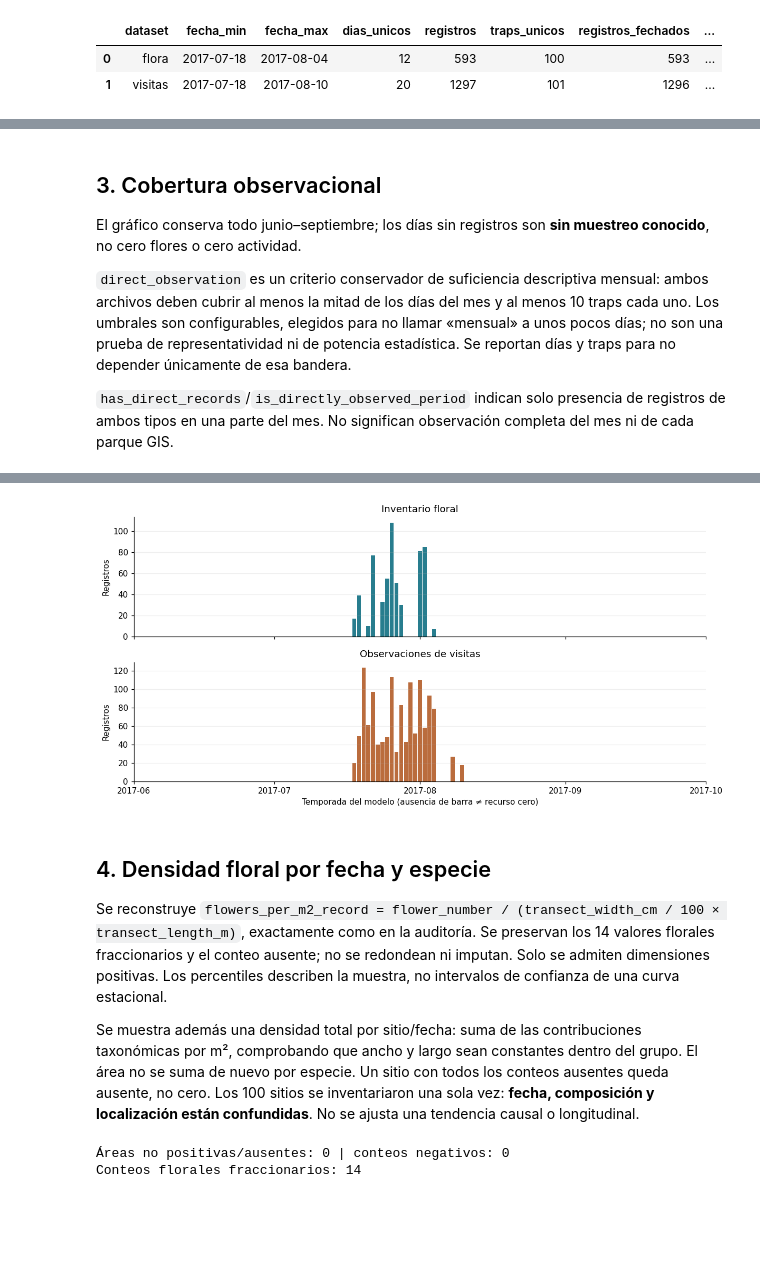
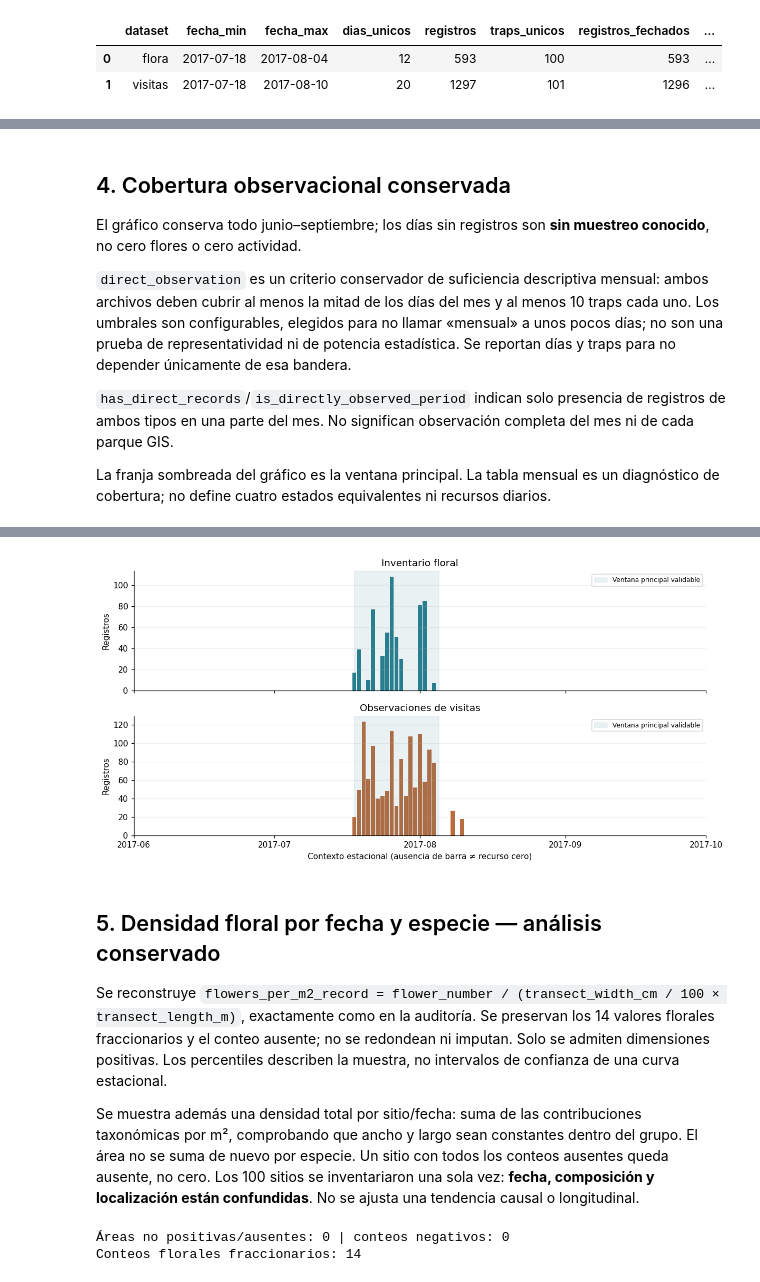
Before and after one commit to Vann06/Proyecto_Modelacion_Simulacion, a Jupyter notebook: notebooks/project2/03_temporal_model.ipynb, the cells around one changed output, grey strips where cells are left out. Cells and saved outputs as stored; diff of their text form; code cells hidden in the pictures; blank space fills up the shorter version.

Commit message:
update to temporal model

```diff
--- a/notebooks/project2/03_temporal_model.ipynb
+++ b/notebooks/project2/03_temporal_model.ipynb
@@ -207,0 +215,25 @@ Rango contextualizado para análisis: 2017-07-18 00:00:00 a 2017-08-10 00:00:00
+# %%
+FLORAL_START, FLORAL_END = flora.date.min(), flora.date.max()
+VISITATION_START, VISITATION_END = visitas.date.min(), visitas.date.max()
+CALIBRATED_START = max(FLORAL_START, VISITATION_START)
+CALIBRATED_END = min(FLORAL_END, VISITATION_END)
+ANNUAL_START, ANNUAL_END = pd.Timestamp(YEAR, 1, 1), pd.Timestamp(YEAR, 12, 31)
+if pd.isna(CALIBRATED_START) or pd.isna(CALIBRATED_END) or CALIBRATED_START > CALIBRATED_END:
+    raise ValueError("No hay superposición fechada que permita definir la ventana principal.")
+temporal_horizons = pd.DataFrame([
+    {"horizon": "calibrated_window", "start": CALIBRATED_START, "end": CALIBRATED_END,
+     "evidence_type": "overlap_of_floral_and_visitation_sampling_windows_not_daily_resource_fit",
+     "intended_use": "Future calibration, validation, main simulation and algorithm comparison after validation"},
+    {"horizon": "observed_visitation_extension", "start": VISITATION_START, "end": VISITATION_END,
+     "evidence_type": "visitation_observations_only_beyond_floral_end",
+     "intended_use": "Complementary visitation analysis; no assumed floral observations after floral end"},
+    {"horizon": "supported_season", "start": SEASON_START, "end": SEASON_END,
+     "evidence_type": "external_qualitative_pollen_seasonality_with_partial_Dryad_support",
+     "intended_use": "Seasonal context and sensitivity; not full quantitative validation"},
+    {"horizon": "exploratory_annual", "start": ANNUAL_START, "end": ANNUAL_END,
+     "evidence_type": "future_architecture_unparameterized_outside_main_window",
+     "intended_use": "Future exploratory scenarios; not an observed annual Oslo reconstruction"}])
+display(temporal_horizons)
+print("Ventana principal diaria:", CALIBRATED_START.date(), "a", CALIBRATED_END.date(),
+      "| días inclusivos:", (CALIBRATED_END - CALIBRATED_START).days + 1)
+print("Extensión complementaria de visitas:", (CALIBRATED_END + pd.Timedelta(days=1)).date(), "a", VISITATION_END.date())
@@ -208,10 +248,12 @@ Rango contextualizado para análisis: 2017-07-18 00:00:00 a 2017-08-10 00:00:00
 # %% [markdown]
-## 3. Cobertura observacional
+## 4. Cobertura observacional conservada
 El gráfico conserva todo junio–septiembre; los días sin registros son **sin muestreo conocido**, no cero flores o cero actividad.
 
 `direct_observation` es un criterio conservador de suficiencia descriptiva mensual: ambos archivos deben cubrir al menos la mitad de los días del mes y al menos 10 traps cada uno. Los umbrales son configurables, elegidos para no llamar «mensual» a unos pocos días; no son una prueba de representatividad ni de potencia estadística. Se reportan días y traps para no depender únicamente de esa bandera.
 
 `has_direct_records`/`is_directly_observed_period` indican solo presencia de registros de ambos tipos en una parte del mes. No significan observación completa del mes ni de cada parque GIS.
+
+La franja sombreada del gráfico es la ventana principal. La tabla mensual es un diagnóstico de cobertura; no define cuatro estados equivalentes ni recursos diarios.
 # %%
 calendar = pd.DataFrame({"month_number": MONTH_NUMBERS})
 calendar["month"] = calendar.month_number.map(MONTH_NAMES)
@@ -224,37 +266,39 @@ for label, frame in [("floral", flora), ("visitation", visitas)]:
     for col in ["records", "days", "traps"]:
         coverage[f"{label}_{col}"] = coverage.month_number.map(grouped[col]).fillna(0).astype(int)
     coverage[f"{label}_day_share"] = coverage[f"{label}_days"] / coverage.calendar_days
 coverage["has_direct_records"] = coverage.floral_records.gt(0) & coverage.visitation_records.gt(0)
 coverage["direct_observation"] = (coverage.floral_day_share.ge(MIN_CALENDAR_DAY_SHARE)
                                    & coverage.visitation_day_share.ge(MIN_CALENDAR_DAY_SHARE)
                                    & coverage.floral_traps.ge(MIN_TRAPS_PER_DATASET)
                                    & coverage.visitation_traps.ge(MIN_TRAPS_PER_DATASET))
 display(coverage[["month", "floral_records", "visitation_records", "direct_observation", "has_direct_records",
                   "floral_days", "visitation_days", "floral_traps", "visitation_traps",
                   "floral_day_share", "visitation_day_share"]])
 
 fig, axes = plt.subplots(2, 1, figsize=(11, 5.5), sharex=True)
 for ax, (label, frame, color) in zip(axes, [("Inventario floral", flora, "#287D8E"),
                                          ("Observaciones de visitas", visitas, "#BA6C3D")]):
     counts = frame.dropna(subset=["date"]).groupby("date").size()
     ax.bar(counts.index, counts.values, width=.85, color=color)
+    ax.axvspan(CALIBRATED_START, CALIBRATED_END + pd.Timedelta(days=1), color="#287D8E", alpha=.10, label="Ventana principal validable")
+    ax.legend(fontsize=8)
     ax.set(ylabel="Registros", title=label)
     ax.set_xlim(SEASON_START, SEASON_END + pd.Timedelta(days=1))
     ax.grid(axis="y", alpha=.2)
 axes[-1].xaxis.set_major_locator(mdates.MonthLocator())
 axes[-1].xaxis.set_major_formatter(mdates.DateFormatter("%Y-%m"))
-axes[-1].set_xlabel("Temporada del modelo (ausencia de barra ≠ recurso cero)")
+axes[-1].set_xlabel("Contexto estacional (ausencia de barra ≠ recurso cero)")
 fig.tight_layout()
 plt.show()
 # %% [output]
 |  | month | floral_records | visitation_records | direct_observation | has_direct_records | floral_days | ... |
 | 0 | June | 0 | 0 | False | False | 0 | ... |
 | 1 | July | 420 | 911 | False | True | 9 | ... |
 | 2 | August | 173 | 385 | False | True | 3 | ... |
 | 3 | September | 0 | 0 | False | False | 0 | ... |
-[figure, old version]
+[figure, new version]
 # %% [markdown]
-## 4. Densidad floral por fecha y especie
+## 5. Densidad floral por fecha y especie — análisis conservado
 Se reconstruye `flowers_per_m2_record = flower_number / (transect_width_cm / 100 × transect_length_m)`, exactamente como en la auditoría. Se preservan los 14 valores florales fraccionarios y el conteo ausente; no se redondean ni imputan. Solo se admiten dimensiones positivas. Los percentiles describen la muestra, no intervalos de confianza de una curva estacional.
 
 Se muestra además una densidad total por sitio/fecha: suma de las contribuciones taxonómicas por m², comprobando que ancho y largo sean constantes dentro del grupo. El área no se suma de nuevo por especie. Un sitio con todos los conteos ausentes queda ausente, no cero. Los 100 sitios se inventariaron una sola vez: **fecha, composición y localización están confundidas**. No se ajusta una tendencia causal o longitudinal.
```
Also changed, not shown: parts of 30 cells of this notebook, 8 other files.
